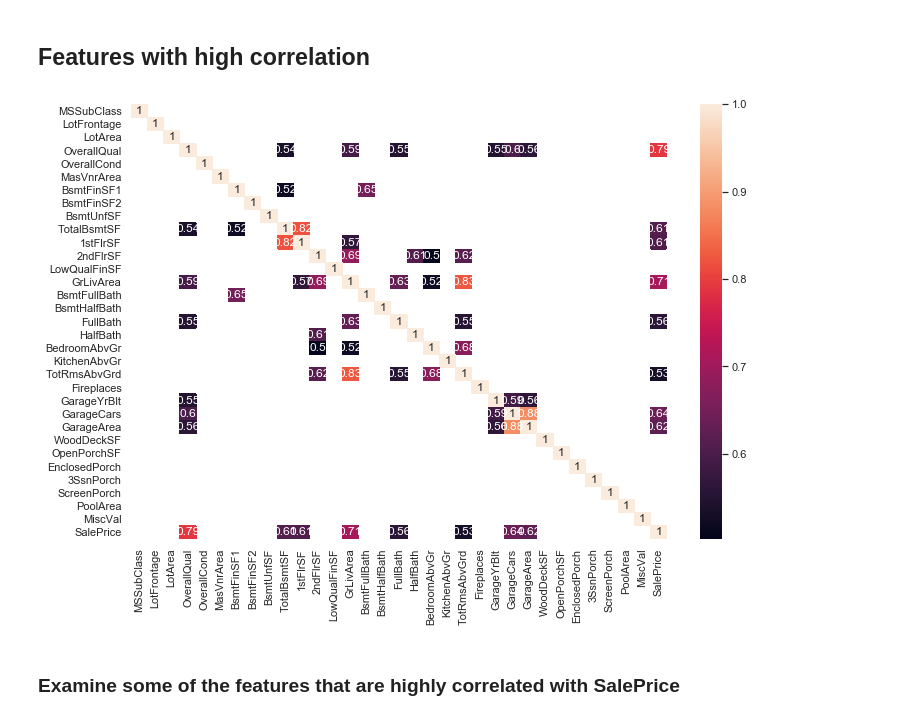
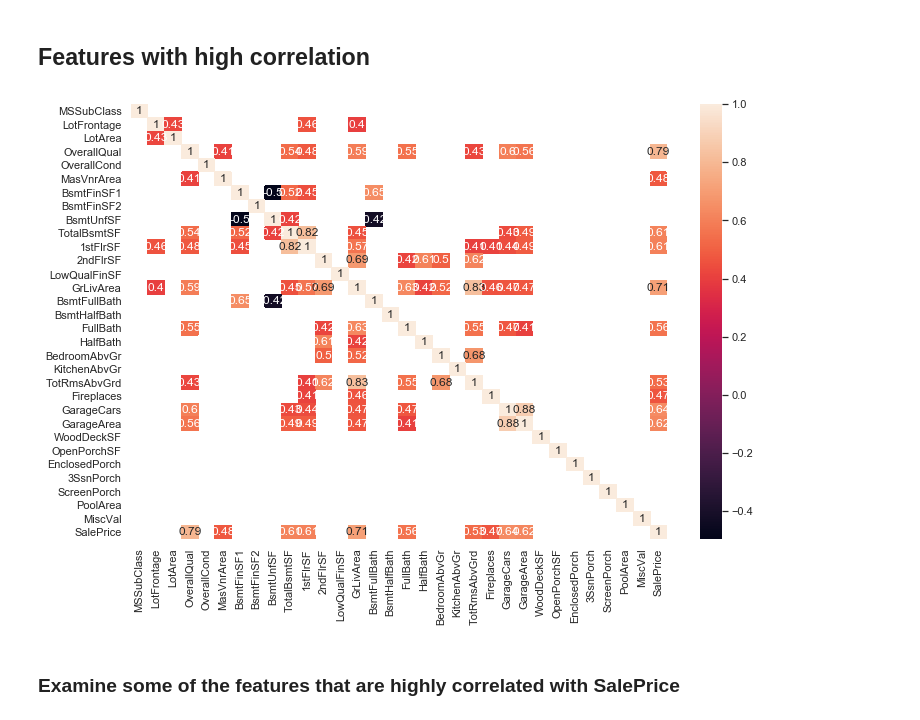
Before and after one commit to ryanhpark/HousingPricePrediction_ML, a Jupyter notebook: Ryan/EDA.ipynb, the cells around one changed output. Cells and saved outputs as stored; diff of their text form; code cells hidden in the pictures.

```diff
--- a/Ryan/EDA.ipynb
+++ b/Ryan/EDA.ipynb
@@ -208,9 +214,9 @@ for col, subplot in zip(cat_unimp_cols, ax.flatten()):
 ## Features with high correlation
 # %%
 corr = train.corr()
-sns.heatmap(corr[(corr > 0.5) | (corr < -0.5)], annot = True);
+sns.heatmap(corr[(corr > 0.4) | (corr < -0.4)], annot = True);
 # %% [output]
-[figure, old version]
+[figure, new version]
 # %% [markdown]
 ### Examine some of the features that are highly correlated with SalePrice
 # %%
```
Also changed, not shown: parts of 2 cells of this notebook, 1 other file.
